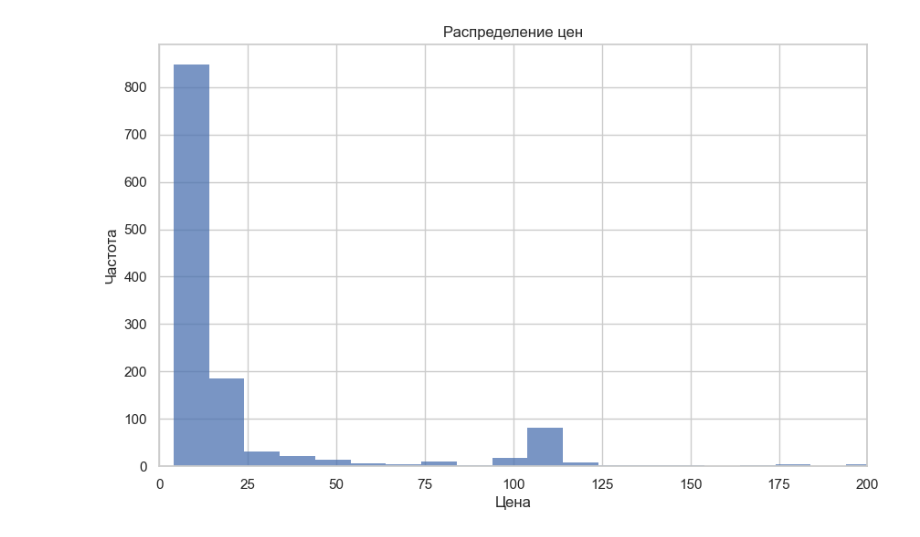
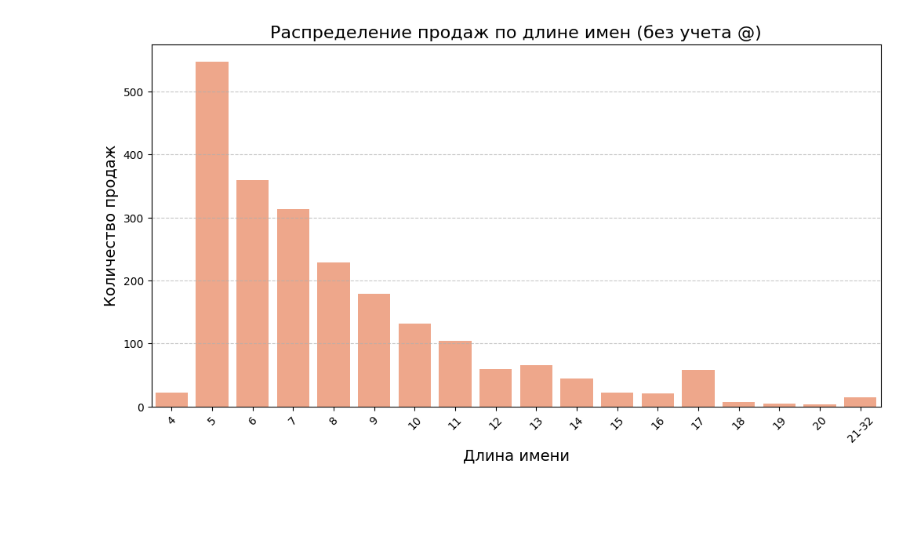
Before and after one commit to PanarinI/SoldAnalysis, a Jupyter notebook: Sold_analysis_1.ipynb, the cells around one changed output. Drawn from its saved outputs; the diff is of its cells as text; code cells hidden in the pictures; blank space fills up the shorter version.

```diff
--- a/Sold_analysis_1.ipynb
+++ b/Sold_analysis_1.ipynb
@@ -219,17 +0,0 @@ Passing `palette` without assigning `hue` is deprecated and will be removed in v
-# %%
-# Гистограмма цен
-plt.figure(figsize=(10, 6))
-
-# Строим гистограмму с шириной столбцов 10
-sns.histplot(df['price'], binwidth=10, kde=False)
-plt.title('Распределение цен')
-plt.xlim(0,200)
-
-# Включаем сетку
-plt.grid(True)
-
-plt.xlabel('Цена')
-plt.ylabel('Частота')
-plt.show()
-# %% [output]
-[figure, removed]
@@ -235,0 +7,36 @@ plt.show()
+# %%
+# Подключение к базе данных
+DB_URI = "postgresql+psycopg2://postgres:Pdjyjr2@localhost:5432/SoldAnalysis"
+engine = create_engine(DB_URI)
+# %%
+
+# Запрос данных
+query = """
+    SELECT
+        CASE
+            WHEN LENGTH(username) - 1 > 20 THEN 21  -- Все длины >20 объединяем в 21
+            ELSE LENGTH(username) - 1
+        END as name_length,
+        COUNT(*) as sales_count
+    FROM public.sold_usernames
+    WHERE username LIKE '@%%'
+    GROUP BY name_length
+    ORDER BY name_length;
+"""
+df = pd.read_sql(query, engine)
+
+# Заменяем 21 на "21-32" в данных
+df['name_length'] = df['name_length'].astype(str)  # Преобразуем в строку
+df.loc[df['name_length'] == '21', 'name_length'] = '21-32'  # Заменяем 21 на "21-32"
+
+# Построение графика
+plt.figure(figsize=(12, 6))
+sns.barplot(x='name_length', y='sales_count', data=df, color='#FFA07A')
+plt.title('Распределение продаж по длине имен (без учета @)', fontsize=16)
+plt.xlabel('Длина имени', fontsize=14)
+plt.ylabel('Количество продаж', fontsize=14)
+plt.grid(axis='y', linestyle='--', alpha=0.7)
+plt.xticks(rotation=45)  # Поворачиваем метки для удобства
+plt.show()
+# %% [output]
+[figure, added]
```
Also changed, not shown: parts of 12 cells of this notebook, 3 other files.
